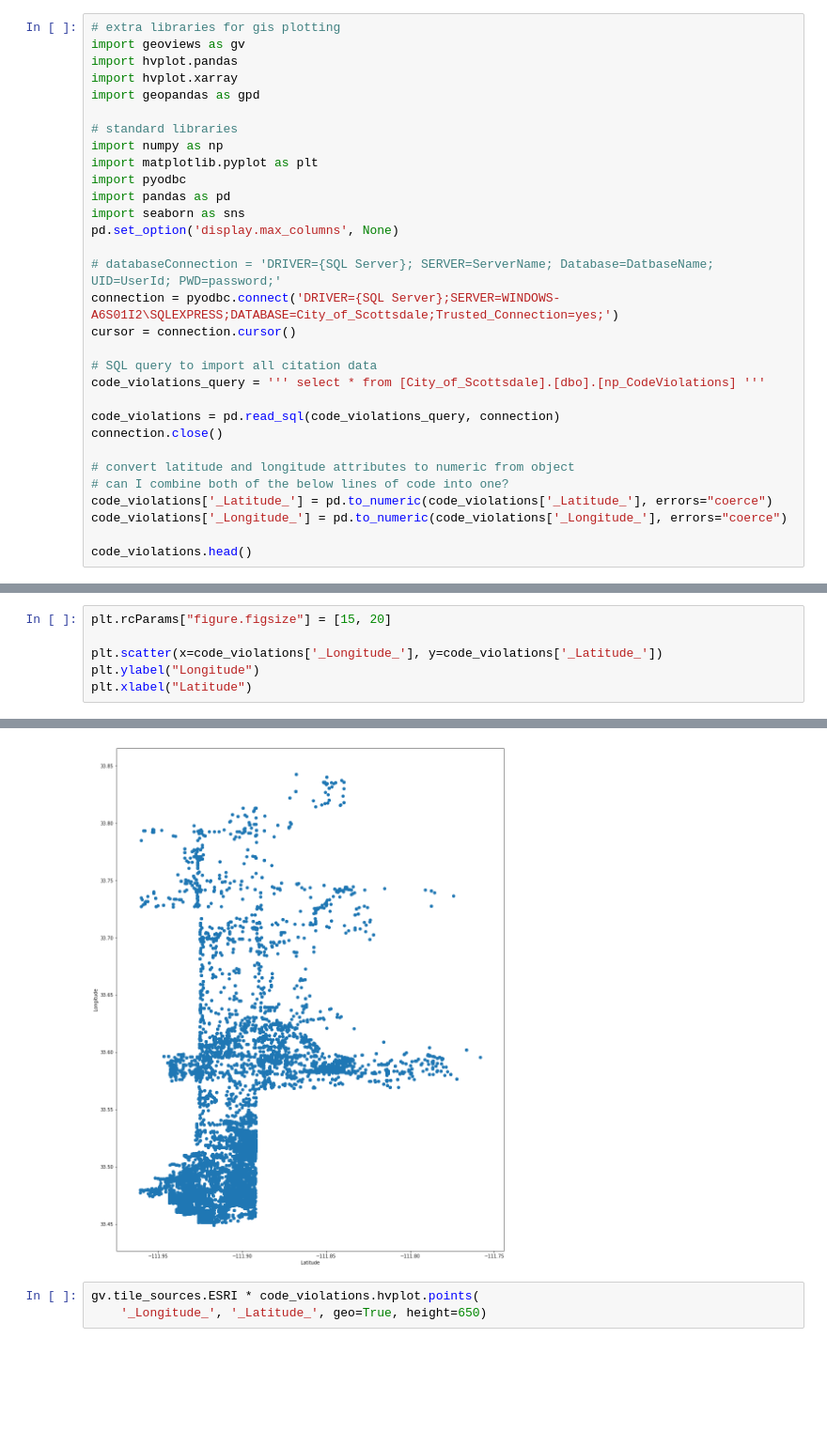
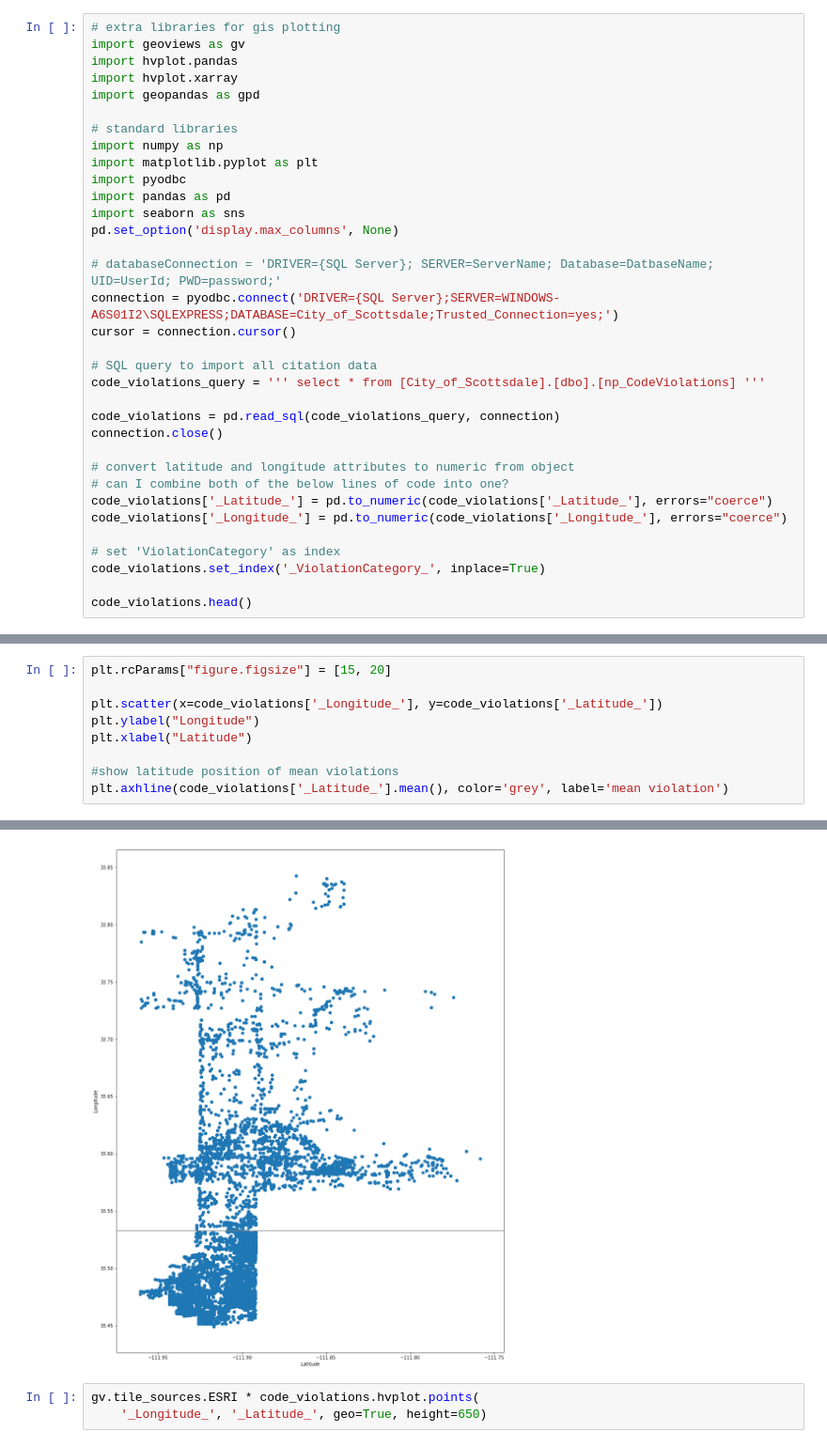
Before and after one commit to mrkjhsn/Planning-and-Development-Code-Violations-Scottsdale, a Jupyter notebook: Code_Violations_GIS_Projections.ipynb, the cells around one changed output, grey strips where cells are left out. Shown at 94% size. Saved outputs shown, nothing was run; the diff lists cells and outputs as text; blank space fills up the shorter version.

```diff
--- a/Code_Violations_GIS_Projections.ipynb
+++ b/Code_Violations_GIS_Projections.ipynb
@@ -28,5 +28,8 @@ connection.close()
 code_violations['_Latitude_'] = pd.to_numeric(code_violations['_Latitude_'], errors="coerce")
 code_violations['_Longitude_'] = pd.to_numeric(code_violations['_Longitude_'], errors="coerce")
 
+# set 'ViolationCategory' as index
+code_violations.set_index('_ViolationCategory_', inplace=True)
+
 code_violations.head()
 # %% [output]
@@ -64,4 +46,7 @@ plt.rcParams["figure.figsize"] = [15, 20]
 plt.scatter(x=code_violations['_Longitude_'], y=code_violations['_Latitude_'])
 plt.ylabel("Longitude")
 plt.xlabel("Latitude")
+
+#show latitude position of mean violations
+plt.axhline(code_violations['_Latitude_'].mean(), color='grey', label='mean violation')
 # %% [output]
@@ -69,4 +54,4 @@ Text(0.5, 0, 'Latitude')
-[figure, old version]
+[figure, new version]
 # %%
 gv.tile_sources.ESRI * code_violations.hvplot.points(
     '_Longitude_', '_Latitude_', geo=True, height=650)
```
Also changed, not shown: parts of 21 cells of this notebook.
